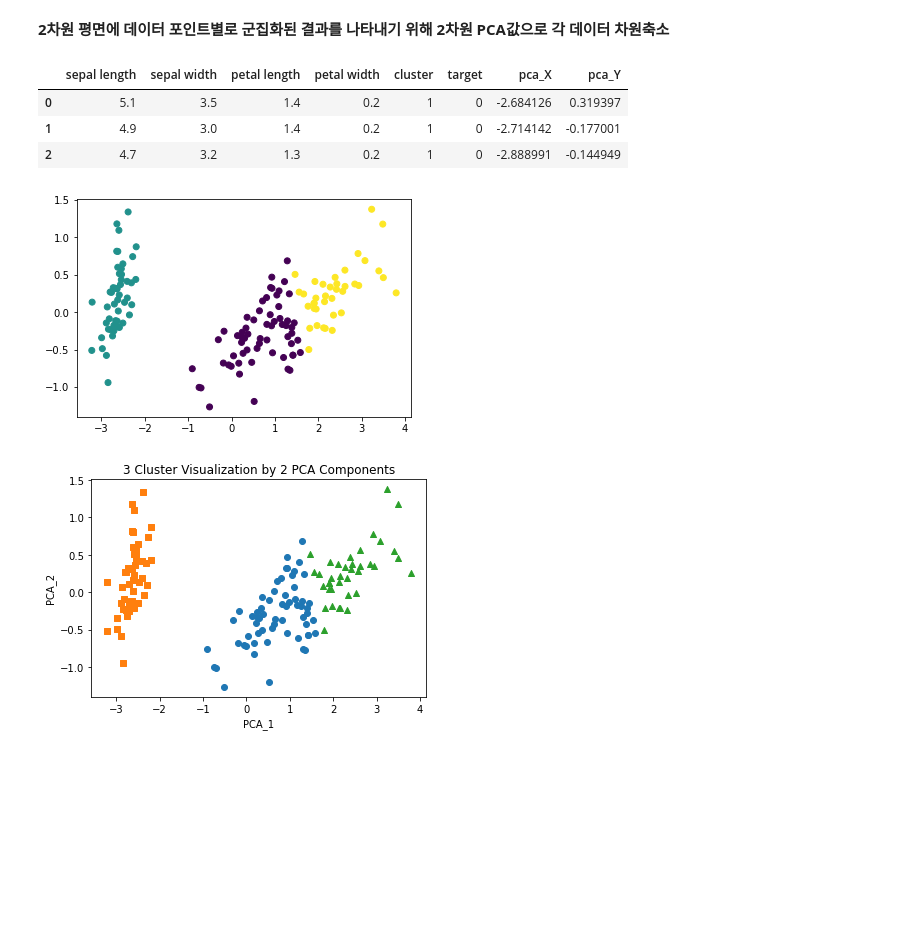
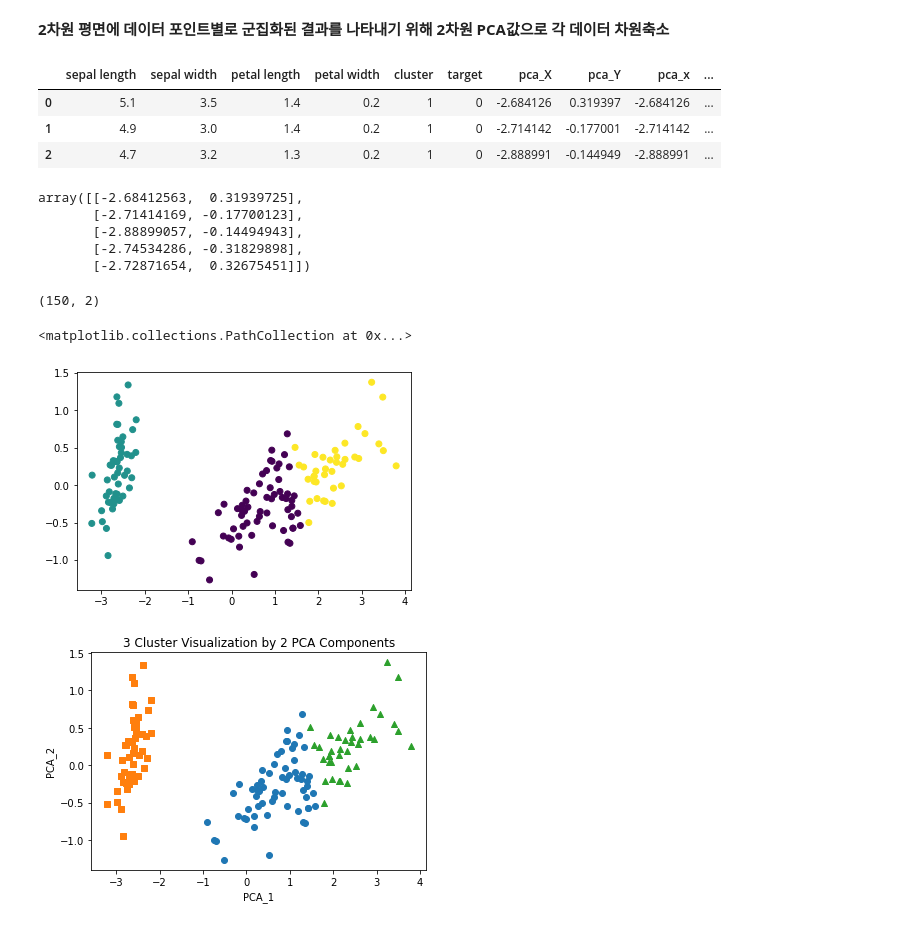
Before and after one commit to SANGSEOSEO/philosophy_datascience, a Jupyter notebook: 01.ML/03.Scikit-Learn/Clustering/KMeans.ipynb, the cells around one changed output. Cells and saved outputs as stored; diff of their text form; code cells hidden in the pictures; blank space fills up the shorter version.

```diff
--- a/01.ML/03.Scikit-Learn/Clustering/KMeans.ipynb
+++ b/01.ML/03.Scikit-Learn/Clustering/KMeans.ipynb
@@ -79,23 +79,30 @@ Name: sepal length, dtype: int64
 # %% [markdown]
 **2차원 평면에 데이터 포인트별로 군집화된 결과를 나타내기 위해 2차원 PCA값으로 각 데이터 차원축소**
 # %%
+from sklearn.decomposition import PCA
 # 보통 군집화의 시각화를 위해서는 차원축소 후 시각화
-from sklearn.decomposition import PCA
-
 pca = PCA(n_components=2)
 pca_transformed = pca.fit_transform(iris.data)
-#display(pca_transformed[0, :], pca_transformed)
+
 display(irisDF.head(3))
-irisDF["pca_X"] = pca_transformed[:, 0] # 첫번째 피처
-irisDF["pca_Y"] = pca_transformed[:, 1] # 두번째 피처
+display(pca_transformed[0:5,:], pca_transformed.shape) # (150, 2)
+
+irisDF["pca_x"] = pca_transformed[:, 0]
+irisDF["pca_y"] = pca_transformed[:, 1]
 # cluster별로 색깔 구분, c옵션은 색깔 옵션
-plt.scatter(x=irisDF.loc[:, "pca_X"], y=irisDF.loc[:, "pca_Y"], c = irisDF["cluster"])
-plt.show()
+plt.scatter(x=irisDF.loc[:, "pca_x"], y=irisDF.loc[:, "pca_y"], c=irisDF["cluster"])
 # %% [output]
-|  | sepal length | sepal width | petal length | petal width | cluster | target | pca_X | pca_Y |
-| 0 | 5.1 | 3.5 | 1.4 | 0.2 | 1 | 0 | -2.684126 | 0.319397 |
-| 1 | 4.9 | 3.0 | 1.4 | 0.2 | 1 | 0 | -2.714142 | -0.177001 |
-| 2 | 4.7 | 3.2 | 1.3 | 0.2 | 1 | 0 | -2.888991 | -0.144949 |
+|  | sepal length | sepal width | petal length | petal width | cluster | target | pca_X | pca_Y | pca_x | ... |
+| 0 | 5.1 | 3.5 | 1.4 | 0.2 | 1 | 0 | -2.684126 | 0.319397 | -2.684126 | ... |
+| 1 | 4.9 | 3.0 | 1.4 | 0.2 | 1 | 0 | -2.714142 | -0.177001 | -2.714142 | ... |
+| 2 | 4.7 | 3.2 | 1.3 | 0.2 | 1 | 0 | -2.888991 | -0.144949 | -2.888991 | ... |
+array([[-2.68412563,  0.31939725],
+       [-2.71414169, -0.17700123],
+       [-2.88899057, -0.14494943],
+       [-2.74534286, -0.31829898],
+       [-2.72871654,  0.32675451]])
+(150, 2)
+<matplotlib.collections.PathCollection at 0x...>
 [figure]
 # %%
 # 군집값이 0, 1, 2의 인덱스를 찾아서 해당 위치로 피처의 위치를 loc()로 찾음
```
